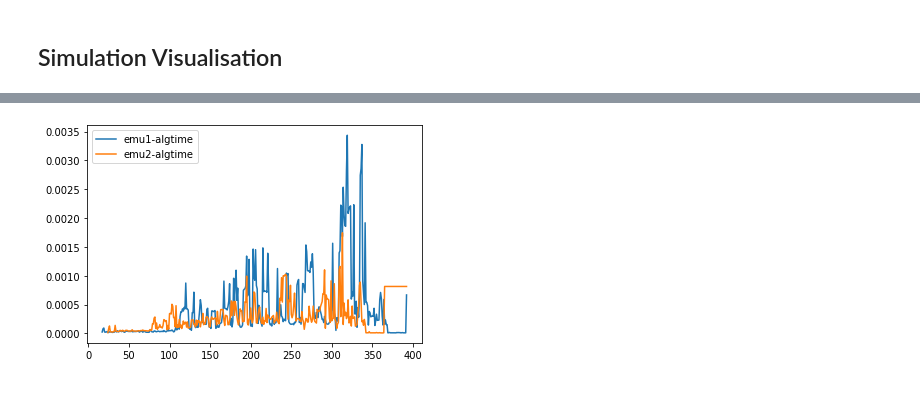
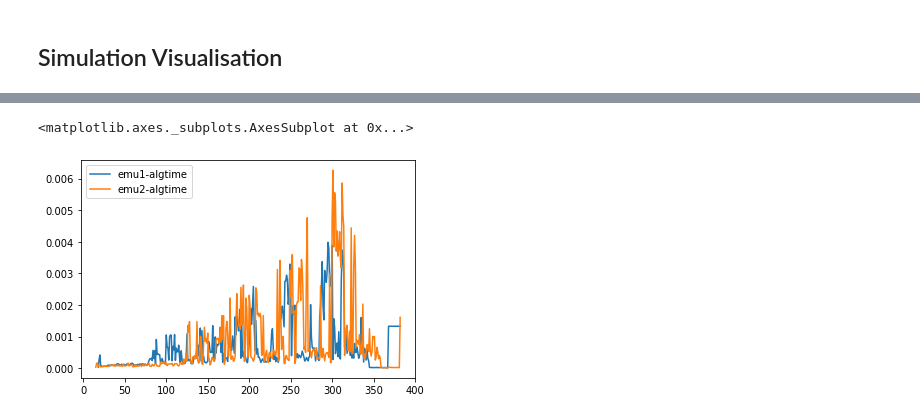
Before and after one commit to top-sim/experiments, a Jupyter notebook: visualisation_playground/visualisation_demonstration.ipynb, the cells around one changed output, grey strips where cells are left out. Drawn from its saved outputs; the diff is of its cells as text; code cells hidden in the pictures.

Commit message:
Plotting experiments for supervisor meeting

```diff
--- a/visualisation_playground/visualisation_demonstration.ipynb
+++ b/visualisation_playground/visualisation_demonstration.ipynb
@@ -117,7 +145,7 @@ import seaborn as sns
 import matplotlib.pyplot as plt
 import pandas as pd
 # %%
-series = "visualisation_playground/results/series_observations.json-1619693216-heft-GreedyAlgorithmFromPlan-sim.pkl"
-parallel = ""
-sim_df = pd.read_pickle(pickle)
-sim_df.head()
+series = "visualisation_playground/results/series_observations.json-1619744647-heft-GreedyAlgorithmFromPlan-sim.pkl"
+parallel = "visualisation_playground/results/parallel_observations.json-1619744679-heft-GreedyAlgorithmFromPlan-sim.pkl"
+series_df = pd.read_pickle(series)
+parallel_df = pd.read_pickle(parallel)
@@ -131,5 +159,5 @@ sim_df.head()
 # %%
-sim_df[['emu1-algtime','emu2-algtime']].plot()
-plt.show()
+parallel_df[['emu1-algtime','emu2-algtime']].plot()
 # %% [output]
+<matplotlib.axes._subplots.AxesSubplot at 0x...>
-[figure, old version]
+[figure, new version]
```
Also changed, not shown: parts of 16 cells of this notebook, 1 other file.
